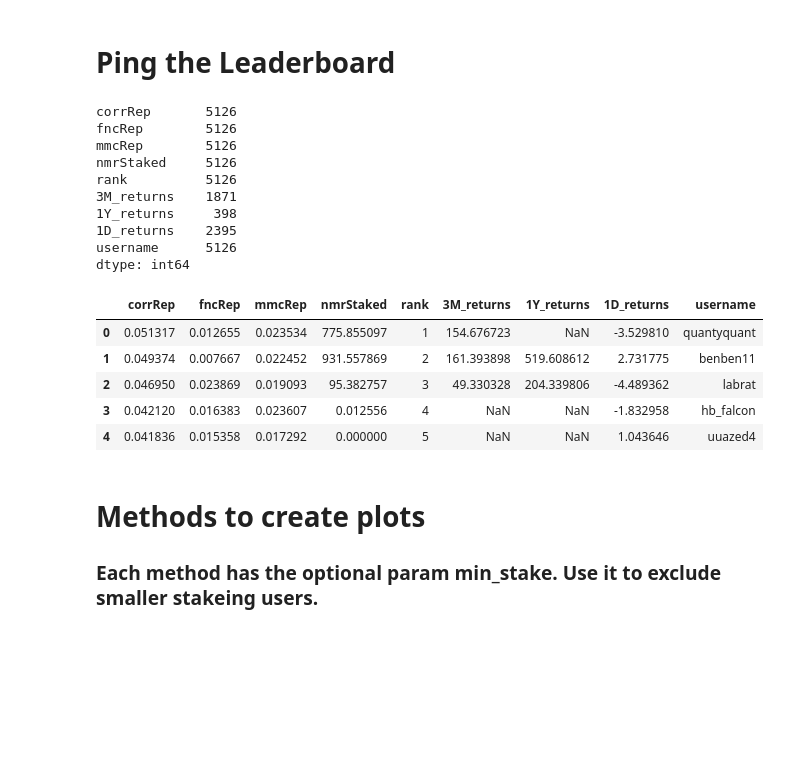
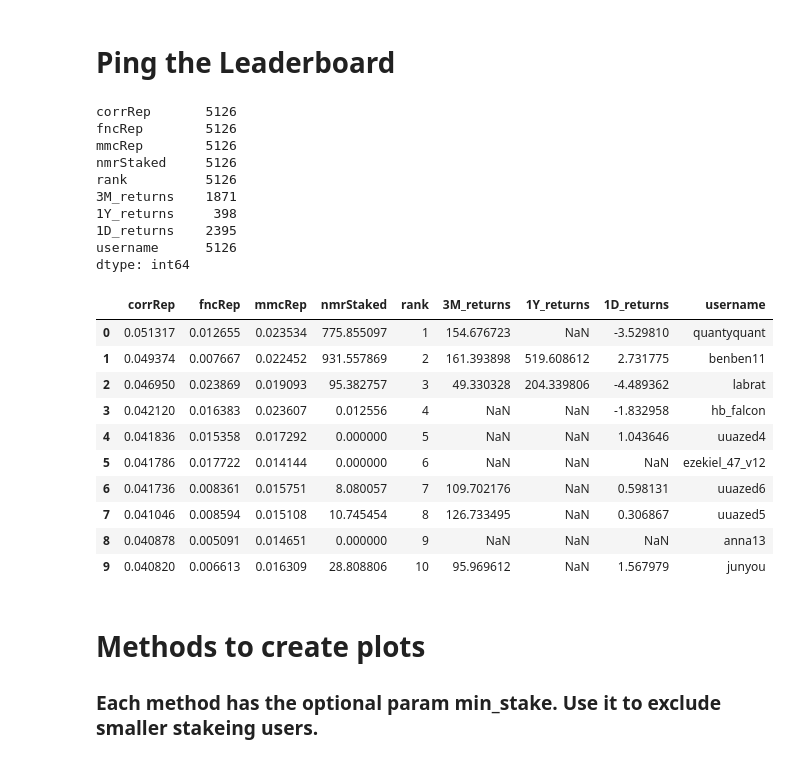
Before and after one commit to parkerburchett/Numerai, a Jupyter notebook: NumerAI LeaderBoard Analysis.ipynb, the cells around one changed output. Cells and saved outputs as stored; diff of their text form; code cells hidden in the pictures; blank space fills up the shorter version.

```diff
--- a/NumerAI LeaderBoard Analysis.ipynb
+++ b/NumerAI LeaderBoard Analysis.ipynb
@@ -78,14 +78,12 @@ import statsmodels.api as sm
 def get_leaderboard() -> pd.DataFrame:
     """
         Ping the Numerai leaderboard and return a Pandas DataFrame of the contents.
-        https://numer.ai/tournament
-
     """
     url = 'https://api-tournament.numer.ai/'
-    # this is a Qraph QL query, that lets me get exaclty and only the data I want.
+    # this is a Graphql query, that lets me get exactly and only the data I want.
     query = """{
-	v2Leaderboard {
-	    returns
+    v2Leaderboard {
+        returns
         corrRep
         fncRep
         mmcRep
@@ -95,39 +93,44 @@ def get_leaderboard() -> pd.DataFrame:
         return_52Weeks
         return_13Weeks
         rank
-	    }
+        }
     }"""
     r = requests.post(url=url, json={'query': query})
     json_data = json.loads(r.text)
     df_data = json_data['data']['v2Leaderboard']
     df = pd.DataFrame(df_data)
     df.convert_dtypes() # the auto casts the columns into what it thinks is the most appropriate
     df['nmrStaked'] = pd.to_numeric(df['nmrStaked'])
 
-    # I am renaming the columns
+    #Renaming the columns
     df = df.rename(columns={'returns': '1D_returns', 'return_13Weeks': '3M_returns', 'return_52Weeks': '1Y_returns'})
     return df
 
 df =  get_leaderboard()
 print(df.count())
-df.head()
+df.head(10)
 # %% [output]
 corrRep       5126
 fncRep        5126
 mmcRep        5126
 nmrStaked     5126
 rank          5126
 3M_returns    1871
 1Y_returns     398
 1D_returns    2395
 username      5126
 dtype: int64
 |  | corrRep | fncRep | mmcRep | nmrStaked | rank | 3M_returns | 1Y_returns | 1D_returns | username |
 | 0 | 0.051317 | 0.012655 | 0.023534 | 775.855097 | 1 | 154.676723 | NaN | -3.529810 | quantyquant |
 | 1 | 0.049374 | 0.007667 | 0.022452 | 931.557869 | 2 | 161.393898 | 519.608612 | 2.731775 | benben11 |
 | 2 | 0.046950 | 0.023869 | 0.019093 | 95.382757 | 3 | 49.330328 | 204.339806 | -4.489362 | labrat |
 | 3 | 0.042120 | 0.016383 | 0.023607 | 0.012556 | 4 | NaN | NaN | -1.832958 | hb_falcon |
 | 4 | 0.041836 | 0.015358 | 0.017292 | 0.000000 | 5 | NaN | NaN | 1.043646 | uuazed4 |
+| 5 | 0.041786 | 0.017722 | 0.014144 | 0.000000 | 6 | NaN | NaN | NaN | ezekiel_47_v12 |
+| 6 | 0.041736 | 0.008361 | 0.015751 | 8.080057 | 7 | 109.702176 | NaN | 0.598131 | uuazed6 |
+| 7 | 0.041046 | 0.008594 | 0.015108 | 10.745454 | 8 | 126.733495 | NaN | 0.306867 | uuazed5 |
+| 8 | 0.040878 | 0.005091 | 0.014651 | 0.000000 | 9 | NaN | NaN | NaN | anna13 |
+| 9 | 0.040820 | 0.006613 | 0.016309 | 28.808806 | 10 | 95.969612 | NaN | 1.567979 | junyou |
 # %% [markdown]
 # Methods to create plots
 
```
Also changed, not shown: parts of 20 cells of this notebook.
